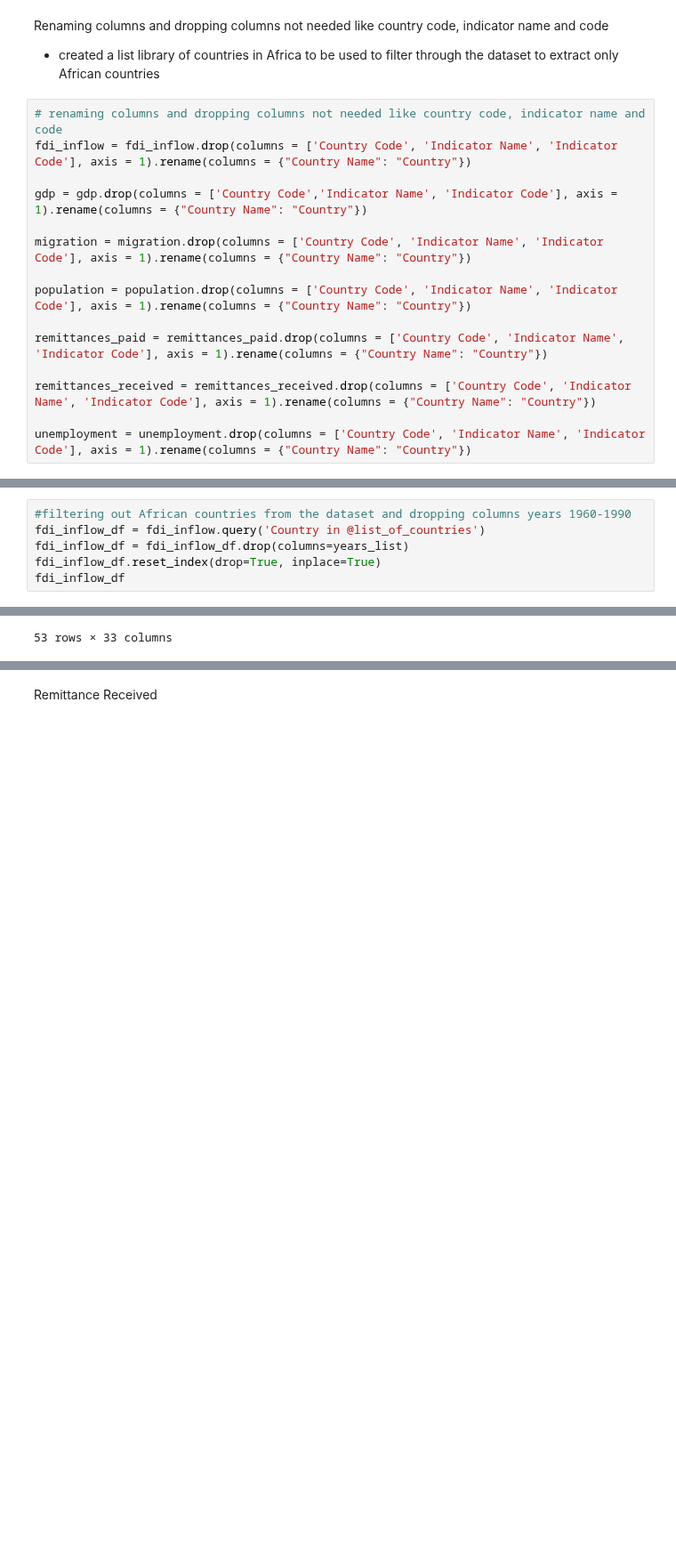
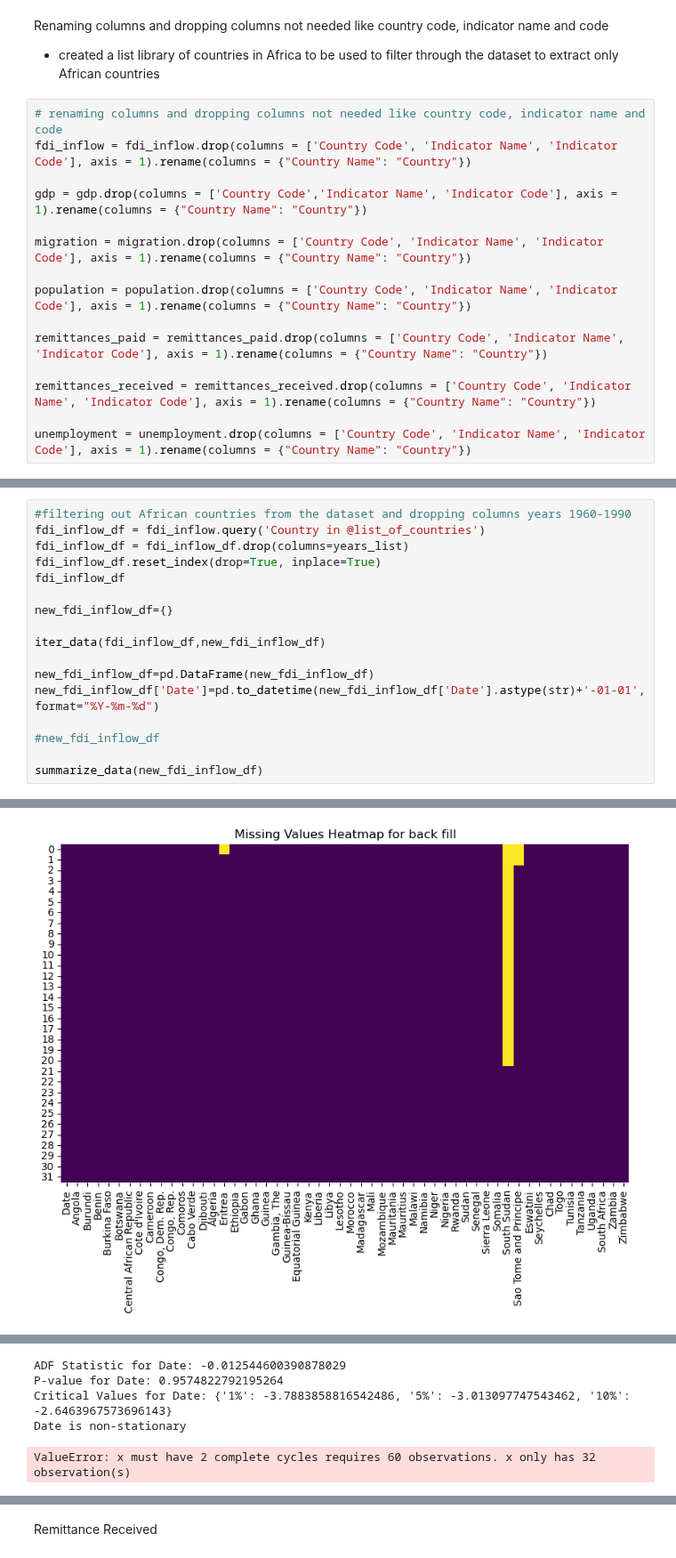
Before and after one commit to mayenkalu/team_heroku, a Jupyter notebook: Data_Cleaning_.ipynb, the cells around one changed output, grey strips where cells are left out. Shown at 89% size. Cells and saved outputs as stored; diff of their text form; blank space fills up the shorter version.

```diff
--- a/Data_Cleaning_.ipynb
+++ b/Data_Cleaning_.ipynb
@@ -125,4 +161,15 @@ fdi_inflow_df = fdi_inflow.query('Country in @list_of_countries')
 fdi_inflow_df = fdi_inflow_df.drop(columns=years_list)
 fdi_inflow_df.reset_index(drop=True, inplace=True)
 fdi_inflow_df
+
+new_fdi_inflow_df={}
+
+iter_data(fdi_inflow_df,new_fdi_inflow_df)
+
+new_fdi_inflow_df=pd.DataFrame(new_fdi_inflow_df)
+new_fdi_inflow_df['Date']=pd.to_datetime(new_fdi_inflow_df['Date'].astype(str)+'-01-01', format="%Y-%m-%d")
+
+#new_fdi_inflow_df
+
+summarize_data(new_fdi_inflow_df)
 # %% [output]
@@ -145,0 +176 @@ fdi_inflow_df
+[figure, added]
@@ -146 +179,5 @@ fdi_inflow_df
-53 rows × 33 columns
+ADF Statistic for Date: -0.012544600390878029
+P-value for Date: 0.9574822792195264
+Critical Values for Date: {'1%': -3.7883858816542486, '5%': -3.013097747543462, '10%': -2.6463967573696143}
+Date is non-stationary
+ValueError: x must have 2 complete cycles requires 60 observations. x only has 32 observation(s)
```
Also changed, not shown: parts of 33 cells of this notebook, 2 other files.
